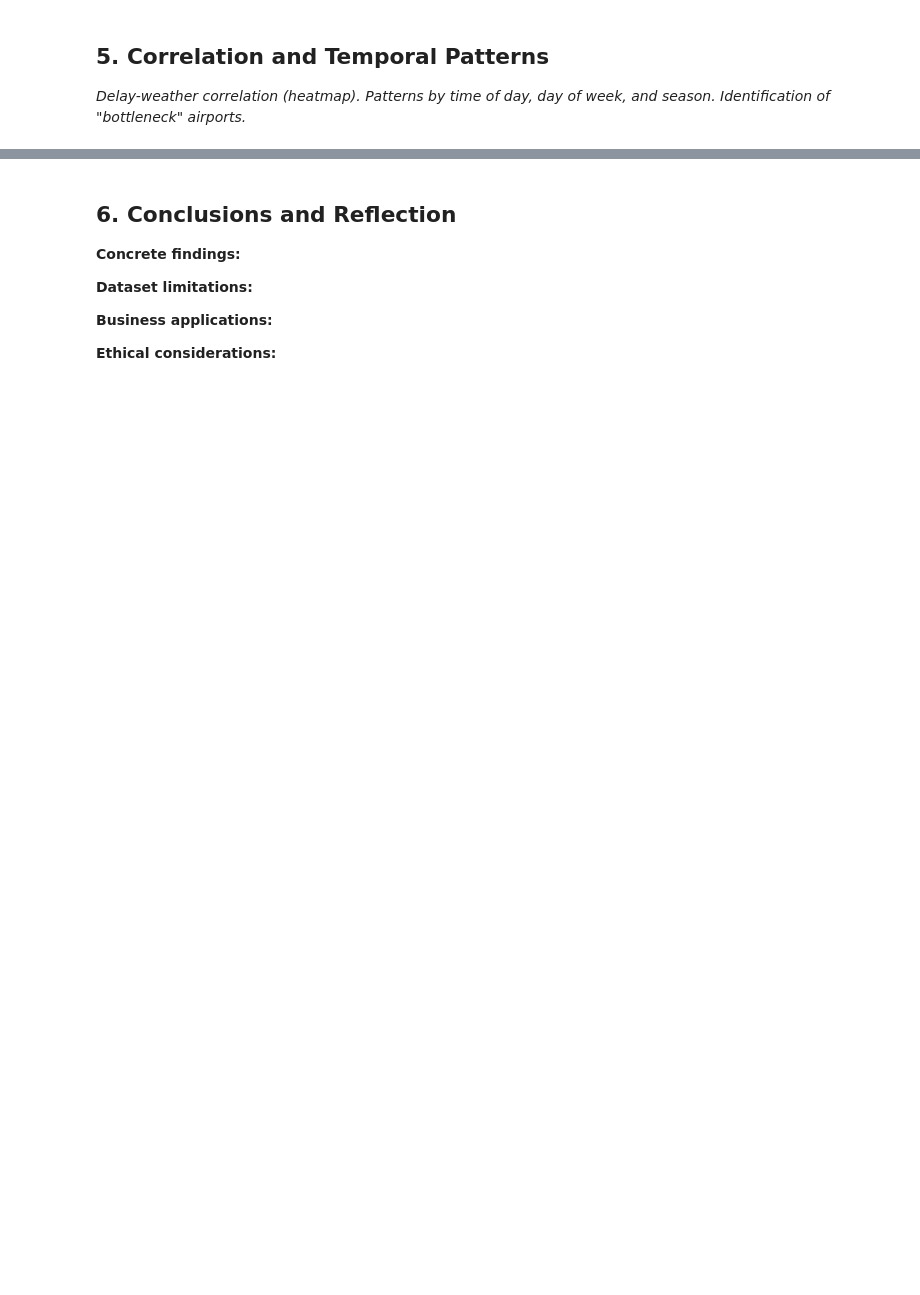
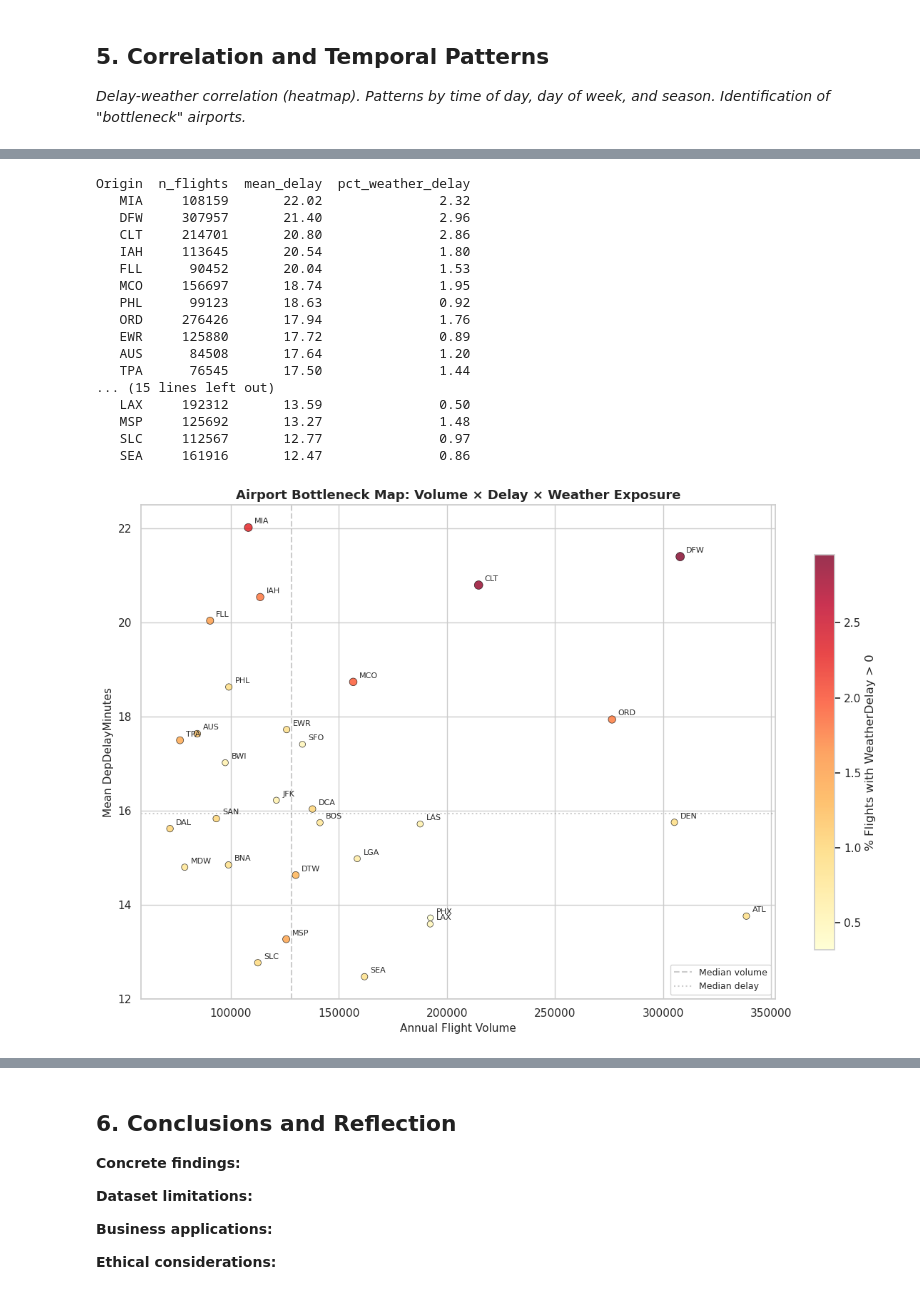
Before and after one commit to ArmanTsarukyan/flight-delay-analytics, a Jupyter notebook: notebooks/02_eda.ipynb, the cells around one changed output, grey strips where cells are left out. Cells and saved outputs as stored; diff of their text form; code cells hidden in the pictures; blank space fills up the shorter version.

```diff
--- a/notebooks/02_eda.ipynb
+++ b/notebooks/02_eda.ipynb
@@ -213,0 +520,61 @@ _Delay-weather correlation (heatmap). Patterns by time of day, day of week, and
+# %%
+# --- 5.3 Bottleneck airports: volume × delay × weather exposure ---
+
+if 'has_weather_delay' not in df.columns:
+    df['has_weather_delay'] = df['WeatherDelay'].fillna(0) > 0
+
+airport_bottleneck = df.groupby('Origin').agg(
+    n_flights=('DepDelayMinutes', 'count'),
+    mean_delay=('DepDelayMinutes', 'mean'),
+    pct_weather_delay=('has_weather_delay', lambda x: x.mean() * 100),
+).reset_index()
+
+print(airport_bottleneck.sort_values('mean_delay', ascending=False).round(2).to_string(index=False))
+
+fig, ax = plt.subplots(figsize=(12, 8))
+
+scatter = ax.scatter(
+    airport_bottleneck['n_flights'],
+    airport_bottleneck['mean_delay'],
+    s=airport_bottleneck['pct_weather_delay'] * 15 + 30,
+    c=airport_bottleneck['pct_weather_delay'],
+    cmap='YlOrRd', alpha=0.8, edgecolors='black', linewidths=0.5,
+)
+
+for _, row in airport_bottleneck.iterrows():
+    ax.annotate(row['Origin'], (row['n_flights'], row['mean_delay']),
+                textcoords='offset points', xytext=(6, 4), fontsize=8)
+
+cbar = plt.colorbar(scatter, ax=ax, shrink=0.8)
+cbar.set_label('% Flights with WeatherDelay > 0')
+
+ax.set_xlabel('Annual Flight Volume', fontsize=11)
+ax.set_ylabel('Mean DepDelayMinutes', fontsize=11)
+ax.set_title('Airport Bottleneck Map: Volume × Delay × Weather Exposure', fontsize=13, fontweight='bold')
+
+ax.axvline(airport_bottleneck['n_flights'].median(), color='gray', linestyle='--', alpha=0.4, label='Median volume')
+ax.axhline(airport_bottleneck['mean_delay'].median(), color='gray', linestyle=':', alpha=0.4, label='Median delay')
+ax.legend(loc='lower right', fontsize=9)
+
+plt.tight_layout()
+plt.savefig('../outputs/figures/bottleneck_airports.png', dpi=150, bbox_inches='tight')
+plt.show()
+# %% [output]
+Origin  n_flights  mean_delay  pct_weather_delay
+   MIA     108159       22.02               2.32
+   DFW     307957       21.40               2.96
+   CLT     214701       20.80               2.86
+   IAH     113645       20.54               1.80
+   FLL      90452       20.04               1.53
+   MCO     156697       18.74               1.95
+   PHL      99123       18.63               0.92
+   ORD     276426       17.94               1.76
+   EWR     125880       17.72               0.89
+   AUS      84508       17.64               1.20
+   TPA      76545       17.50               1.44
+... (15 lines left out)
+   LAX     192312       13.59               0.50
+   MSP     125692       13.27               1.48
+   SLC     112567       12.77               0.97
+   SEA     161916       12.47               0.86
+[figure, added]
```
Also changed, not shown: parts of 29 cells of this notebook, 6 other files.
